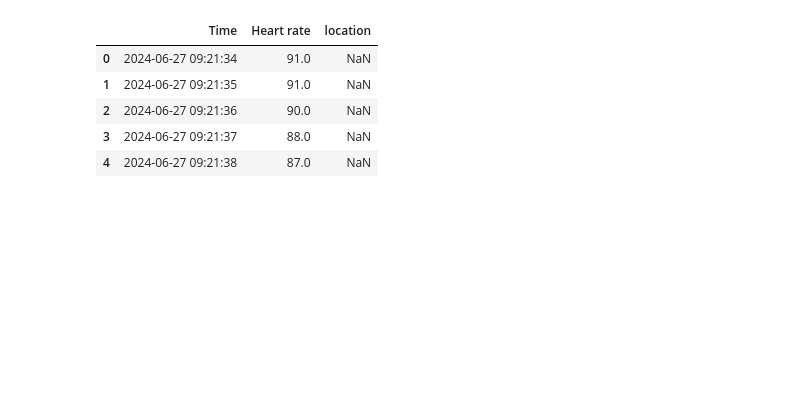
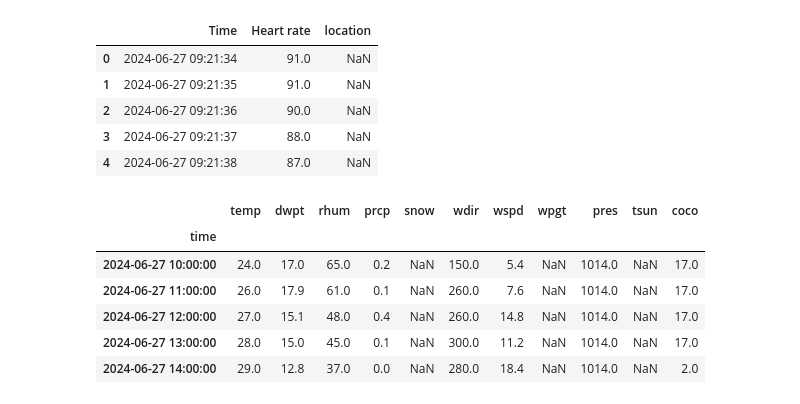
Before and after one commit to germannp/data-science, a Jupyter notebook: cycling.ipynb, the cells around one changed output. Drawn from its saved outputs; the diff is of its cells as text; code cells hidden in the pictures; blank space fills up the shorter version.

```diff
--- a/cycling.ipynb
+++ b/cycling.ipynb
@@ -70,6 +72,18 @@ tracks.head()
 | 2 | 2024-06-27 09:21:36 | 90.0 | NaN |
 | 3 | 2024-06-27 09:21:37 | 88.0 | NaN |
 | 4 | 2024-06-27 09:21:38 | 87.0 | NaN |
+# %%
+# LSZB0 is the Airport Bern-Belp, fairly close to the flat stretch.
+weather = Hourly("LSZB0", start=tracks["Time"].min(), end=tracks["Time"].max()).fetch()
+weather.head()
+# %% [output]
+|  | temp | dwpt | rhum | prcp | snow | wdir | wspd | wpgt | pres | tsun | coco |
+| time |  |  |  |  |  |  |  |  |  |  |  |
+| 2024-06-27 10:00:00 | 24.0 | 17.0 | 65.0 | 0.2 | NaN | 150.0 | 5.4 | NaN | 1014.0 | NaN | 17.0 |
+| 2024-06-27 11:00:00 | 26.0 | 17.9 | 61.0 | 0.1 | NaN | 260.0 | 7.6 | NaN | 1014.0 | NaN | 17.0 |
+| 2024-06-27 12:00:00 | 27.0 | 15.1 | 48.0 | 0.4 | NaN | 260.0 | 14.8 | NaN | 1014.0 | NaN | 17.0 |
+| 2024-06-27 13:00:00 | 28.0 | 15.0 | 45.0 | 0.1 | NaN | 300.0 | 11.2 | NaN | 1014.0 | NaN | 17.0 |
+| 2024-06-27 14:00:00 | 29.0 | 12.8 | 37.0 | 0.0 | NaN | 280.0 | 18.4 | NaN | 1014.0 | NaN | 2.0 |
 # %%
 def analyse(track):
     flat_stretch = track.query("location == 'flat stretch'")
```
Also changed, not shown: parts of 5 cells of this notebook, 1 other file.
